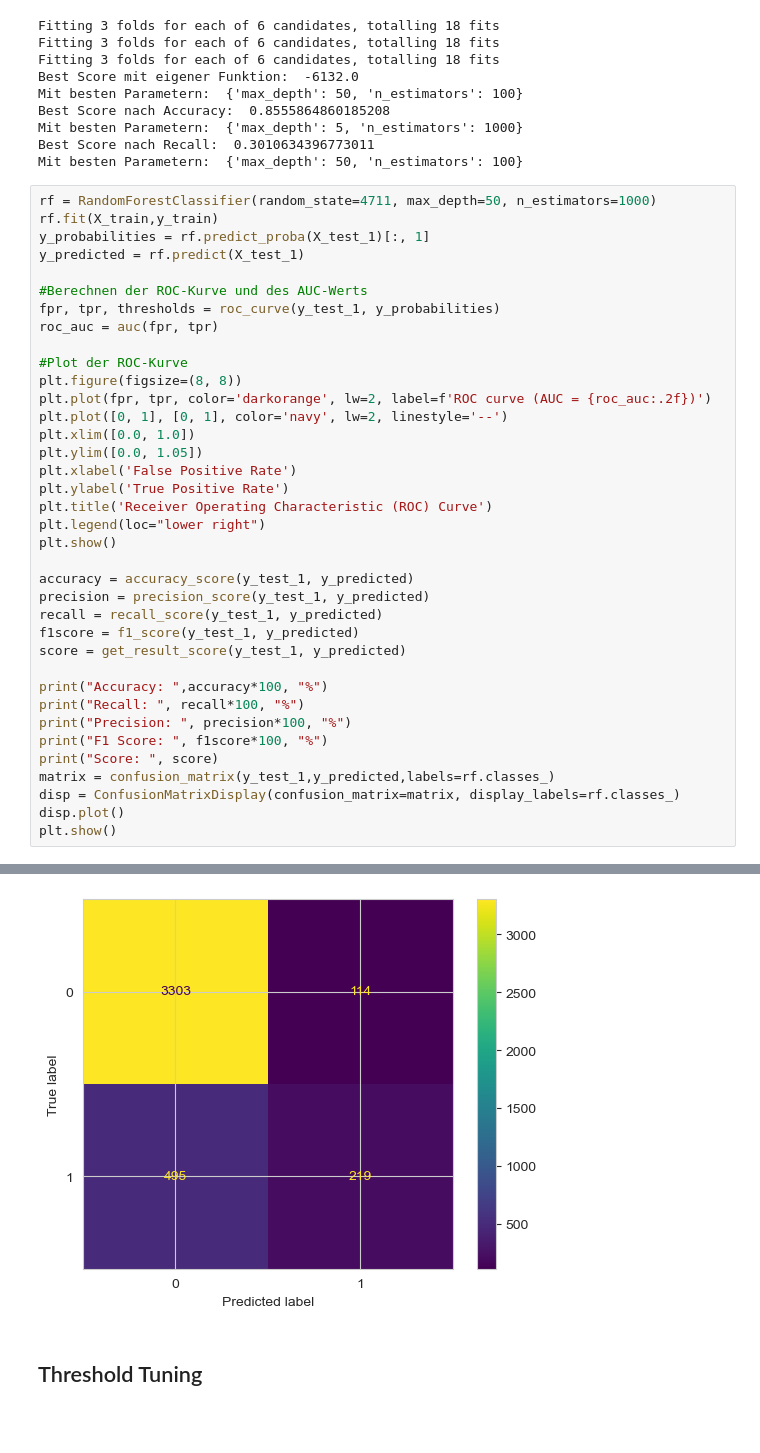
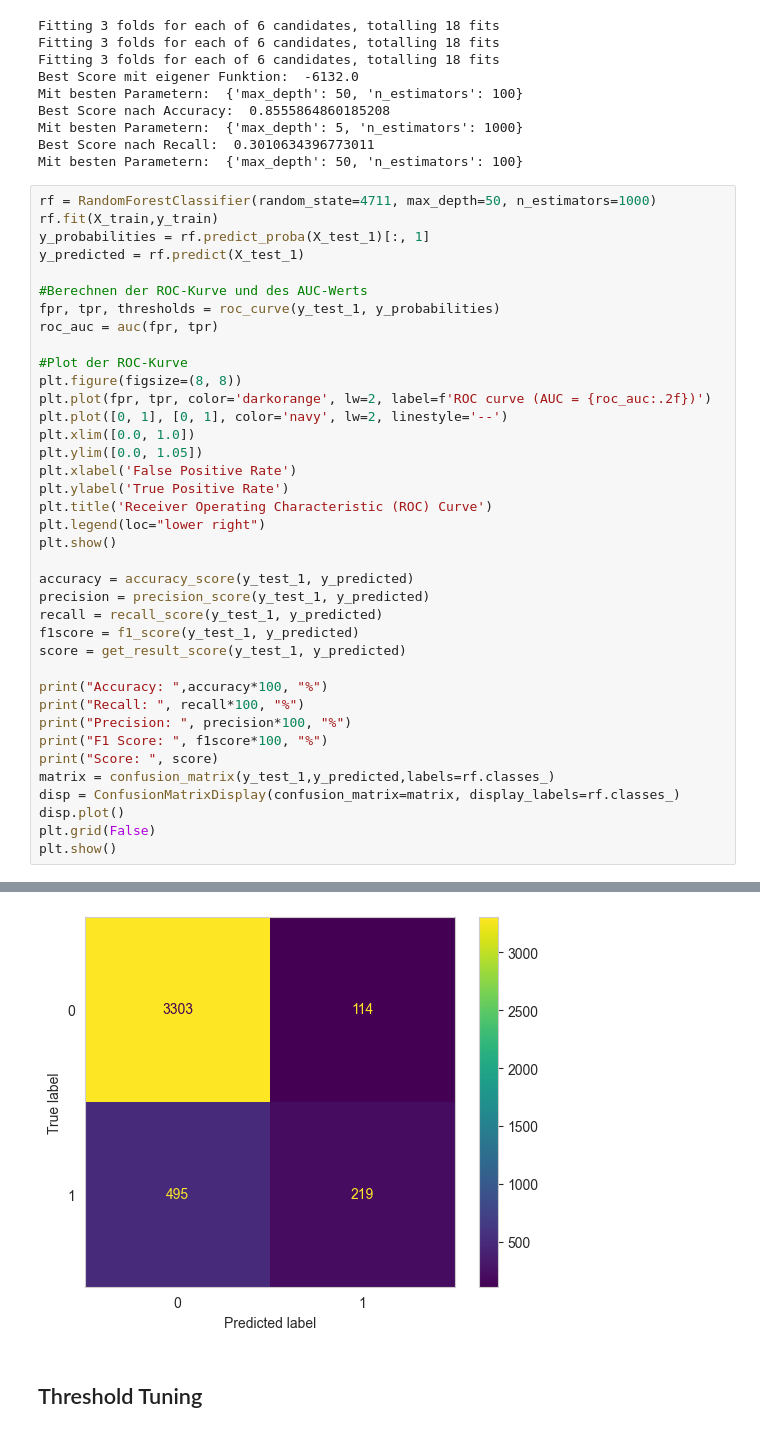
Before and after one commit to Konsti-Boegel/anwendungsfelderBusinessAnalytics, a Jupyter notebook: random_forest.ipynb, the cells around one changed output, grey strips where cells are left out. Drawn from its saved outputs; the diff is of its cells as text.

```diff
--- a/random_forest.ipynb
+++ b/random_forest.ipynb
@@ -341,5 +363,6 @@ print("Score: ", score)
 matrix = confusion_matrix(y_test_1,y_predicted,labels=rf.classes_)
 disp = ConfusionMatrixDisplay(confusion_matrix=matrix, display_labels=rf.classes_)
 disp.plot()
+plt.grid(False)
 plt.show()
 # %% [output]
@@ -347,9 +370,9 @@ plt.show()
 Accuracy:  85.25780682643428 %
 Recall:  30.672268907563026 %
 Precision:  65.76576576576578 %
 F1 Score:  41.83381088825215 %
 Score:  -4644
-[figure, old version]
+[figure, new version]
 # %% [markdown]
 <h2>Threshold Tuning<h2>
 # %%
```
Also changed, not shown: parts of 7 cells of this notebook, 1 other file.
